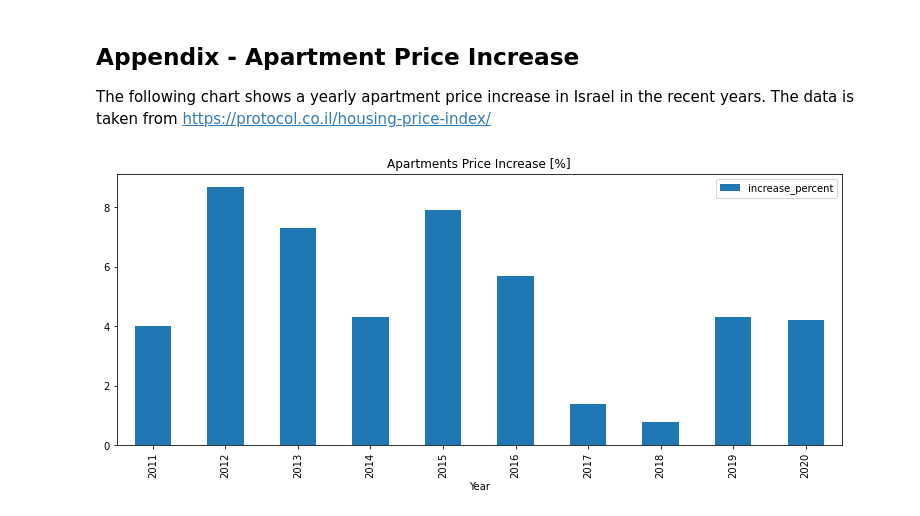
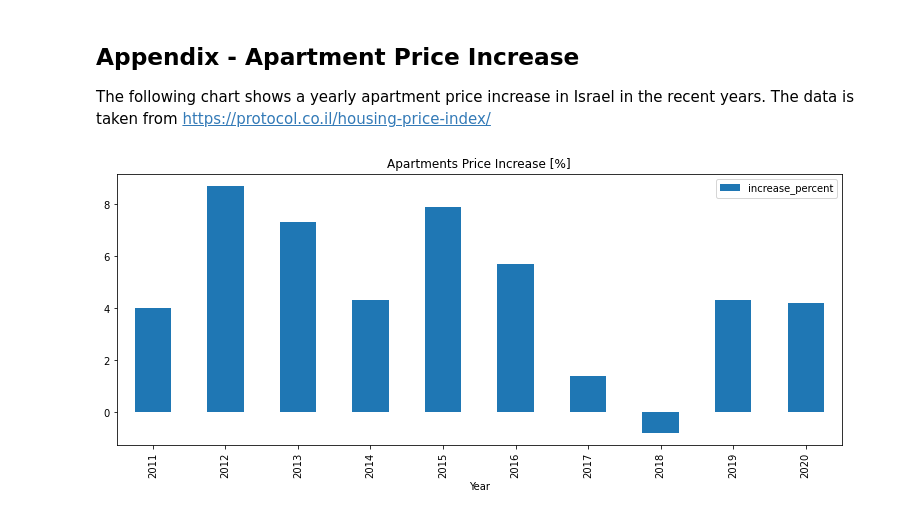
Before and after one commit to dimalv/investment, a Jupyter notebook: mortgage_rentability.ipynb, the cells around one changed output. Saved outputs shown, nothing was run; the diff lists cells and outputs as text; code cells hidden in the pictures.

```diff
--- a/mortgage_rentability.ipynb
+++ b/mortgage_rentability.ipynb
@@ -319,15 +328,15 @@ The data is taken from https://protocol.co.il/housing-price-index/
 # %%
 from pandas import DataFrame, DatetimeIndex
 
 apartment_price_increase_data = DataFrame(
-    data={'increase_percent': [4, 8.7, 7.3, 4.3, 7.9, 5.7, 1.4, 0.8, 4.3, 4.2]},
+    data={'increase_percent': [4, 8.7, 7.3, 4.3, 7.9, 5.7, 1.4, -0.8, 4.3, 4.2]},
     index=list(range(2011, 2021))
     )
 fig = plt.figure(figsize=(13, 5))
 _ = apartment_price_increase_data.plot(
     ax=fig.gca(),
     title='Apartments Price Increase [%]',
     xlabel='Year',
     kind='bar')
 # %% [output]
-[figure, old version]
+[figure, new version]
```
Also changed, not shown: parts of 7 cells of this notebook.
